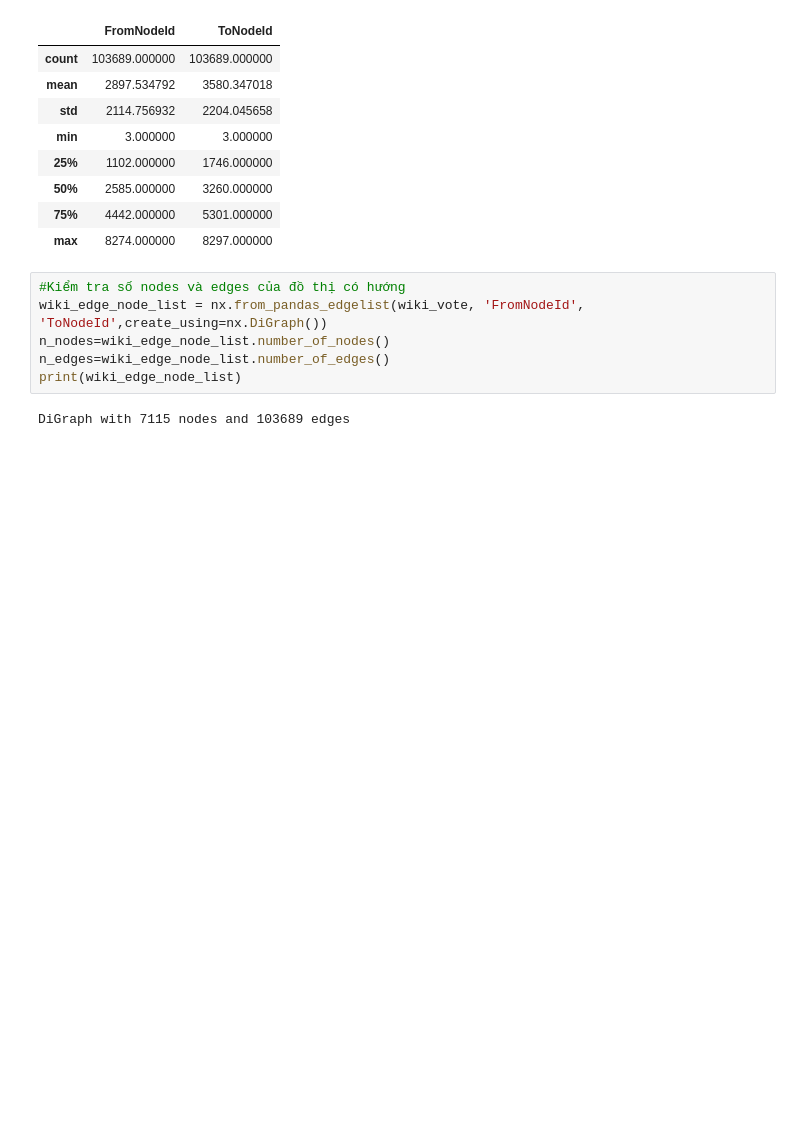
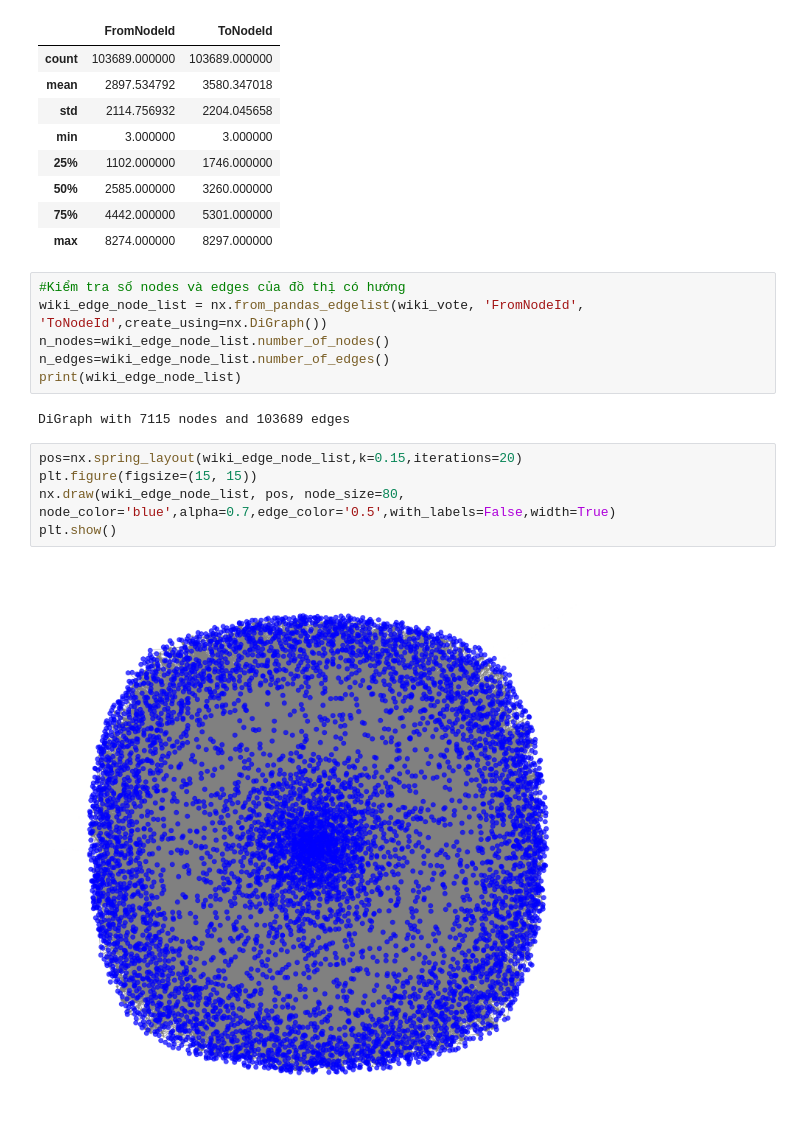
Before and after one commit to Khang1807/social_network_prj, a Jupyter notebook: MXH_Prj.ipynb, the cells around one changed output. Cells and saved outputs as stored; diff of their text form; blank space fills up the shorter version.

```diff
--- a/MXH_Prj.ipynb
+++ b/MXH_Prj.ipynb
@@ -57,3 +57,10 @@ n_edges=wiki_edge_node_list.number_of_edges()
 print(wiki_edge_node_list)
 # %% [output]
 DiGraph with 7115 nodes and 103689 edges
+# %%
+pos=nx.spring_layout(wiki_edge_node_list,k=0.15,iterations=20)
+plt.figure(figsize=(15, 15))
+nx.draw(wiki_edge_node_list, pos, node_size=80, node_color='blue',alpha=0.7,edge_color='0.5',with_labels=False,width=True)
+plt.show()
+# %% [output]
+[figure, added]
```
Also changed, not shown: parts of 4 cells of this notebook.
